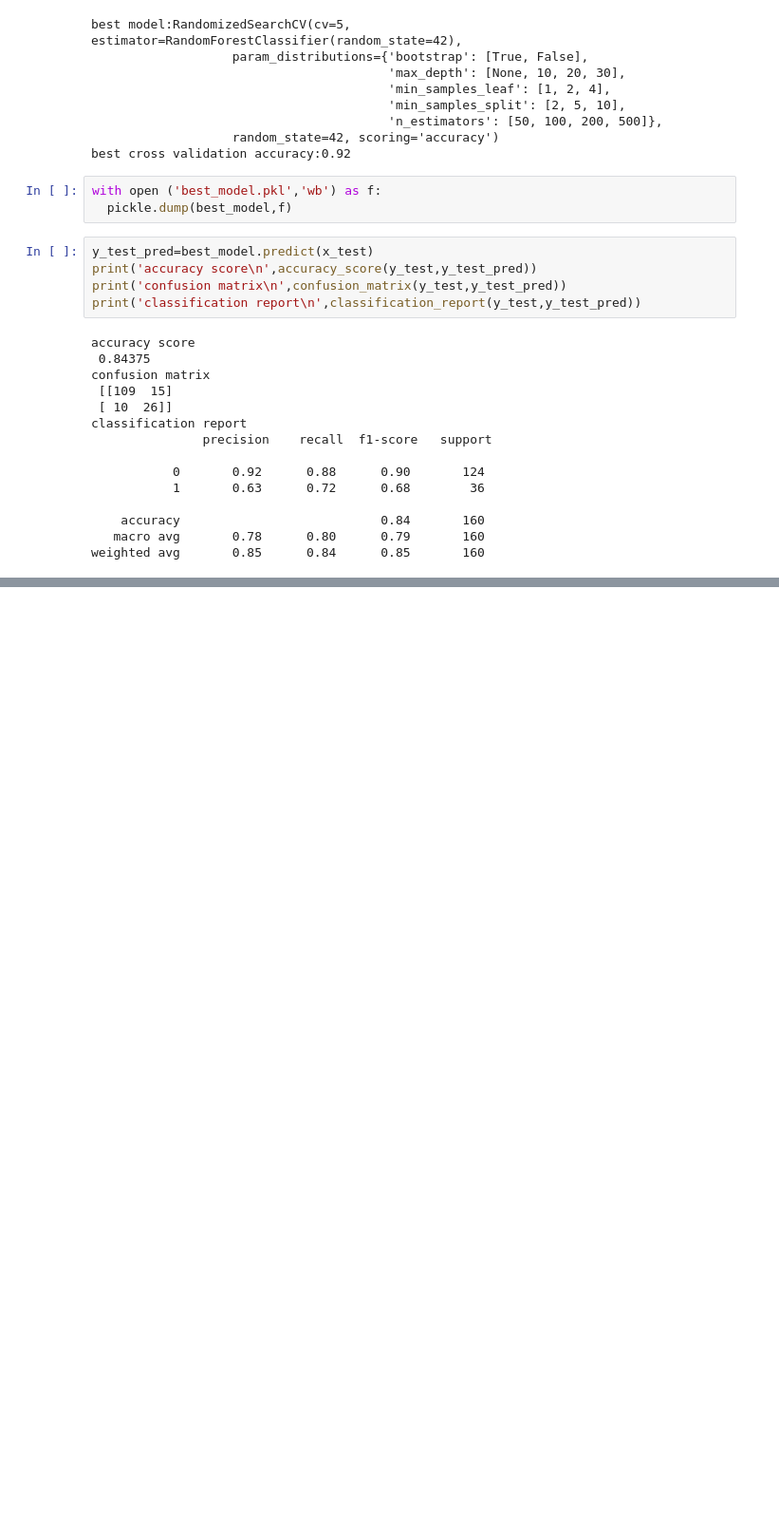
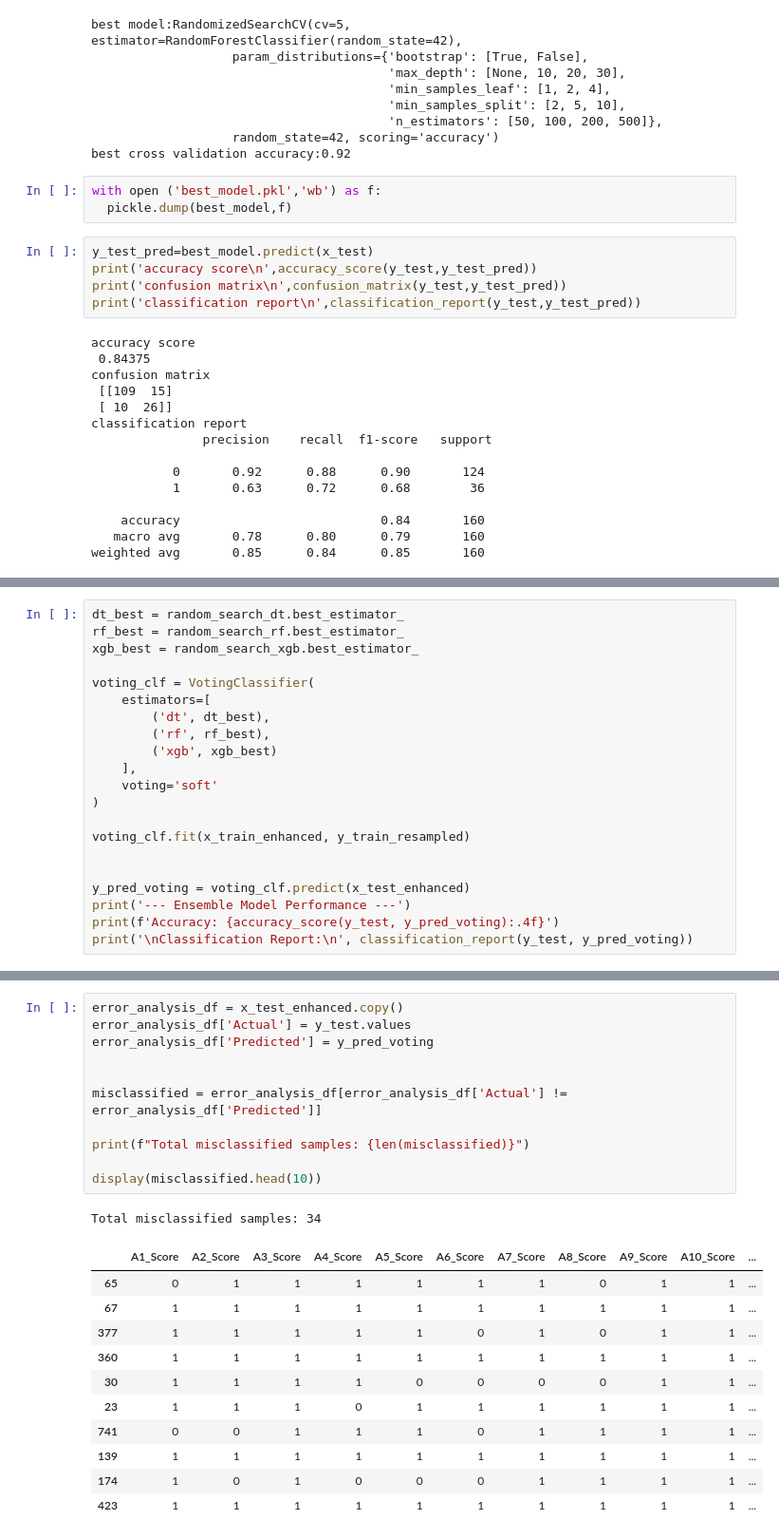
Before and after one commit to HARSHUL-1312/Autism-prediction-, a Jupyter notebook: Autism_prediction.ipynb, the cells around one changed output, grey strips where cells are left out. Shown at 95% size. Drawn from its saved outputs; the diff is of its cells as text; blank space fills up the shorter version.

```diff
--- a/Autism_prediction.ipynb
+++ b/Autism_prediction.ipynb
@@ -708,0 +732,21 @@ weighted avg       0.85      0.84      0.85       160
+# %%
+dt_best = random_search_dt.best_estimator_
+rf_best = random_search_rf.best_estimator_
+xgb_best = random_search_xgb.best_estimator_
+
+voting_clf = VotingClassifier(
+    estimators=[
+        ('dt', dt_best),
+        ('rf', rf_best),
+        ('xgb', xgb_best)
+    ],
+    voting='soft'
+)
+
+voting_clf.fit(x_train_enhanced, y_train_resampled)
+
+
+y_pred_voting = voting_clf.predict(x_test_enhanced)
+print('--- Ensemble Model Performance ---')
+print(f'Accuracy: {accuracy_score(y_test, y_pred_voting):.4f}')
+print('\nClassification Report:\n', classification_report(y_test, y_pred_voting))
@@ -708,0 +766,24 @@ weighted avg       0.85      0.84      0.85       160
+# %%
+error_analysis_df = x_test_enhanced.copy()
+error_analysis_df['Actual'] = y_test.values
+error_analysis_df['Predicted'] = y_pred_voting
+
+
+misclassified = error_analysis_df[error_analysis_df['Actual'] != error_analysis_df['Predicted']]
+
+print(f"Total misclassified samples: {len(misclassified)}")
+
+display(misclassified.head(10))
+# %% [output]
+Total misclassified samples: 34
+|  | A1_Score | A2_Score | A3_Score | A4_Score | A5_Score | A6_Score | A7_Score | A8_Score | A9_Score | A10_Score | ... |
+| 65 | 0 | 1 | 1 | 1 | 1 | 1 | 1 | 0 | 1 | 1 | ... |
+| 67 | 1 | 1 | 1 | 1 | 1 | 1 | 1 | 1 | 1 | 1 | ... |
+| 377 | 1 | 1 | 1 | 1 | 1 | 0 | 1 | 0 | 1 | 1 | ... |
+| 360 | 1 | 1 | 1 | 1 | 1 | 1 | 1 | 1 | 1 | 1 | ... |
+| 30 | 1 | 1 | 1 | 1 | 0 | 0 | 0 | 0 | 1 | 1 | ... |
+| 23 | 1 | 1 | 1 | 0 | 1 | 1 | 1 | 1 | 1 | 1 | ... |
+| 741 | 0 | 0 | 1 | 1 | 1 | 0 | 1 | 1 | 1 | 1 | ... |
+| 139 | 1 | 1 | 1 | 1 | 1 | 1 | 1 | 1 | 1 | 1 | ... |
+| 174 | 1 | 0 | 1 | 0 | 0 | 0 | 1 | 1 | 1 | 1 | ... |
+| 423 | 1 | 1 | 1 | 1 | 1 | 1 | 1 | 1 | 1 | 1 | ... |
```
Also changed, not shown: parts of 3 cells of this notebook.
